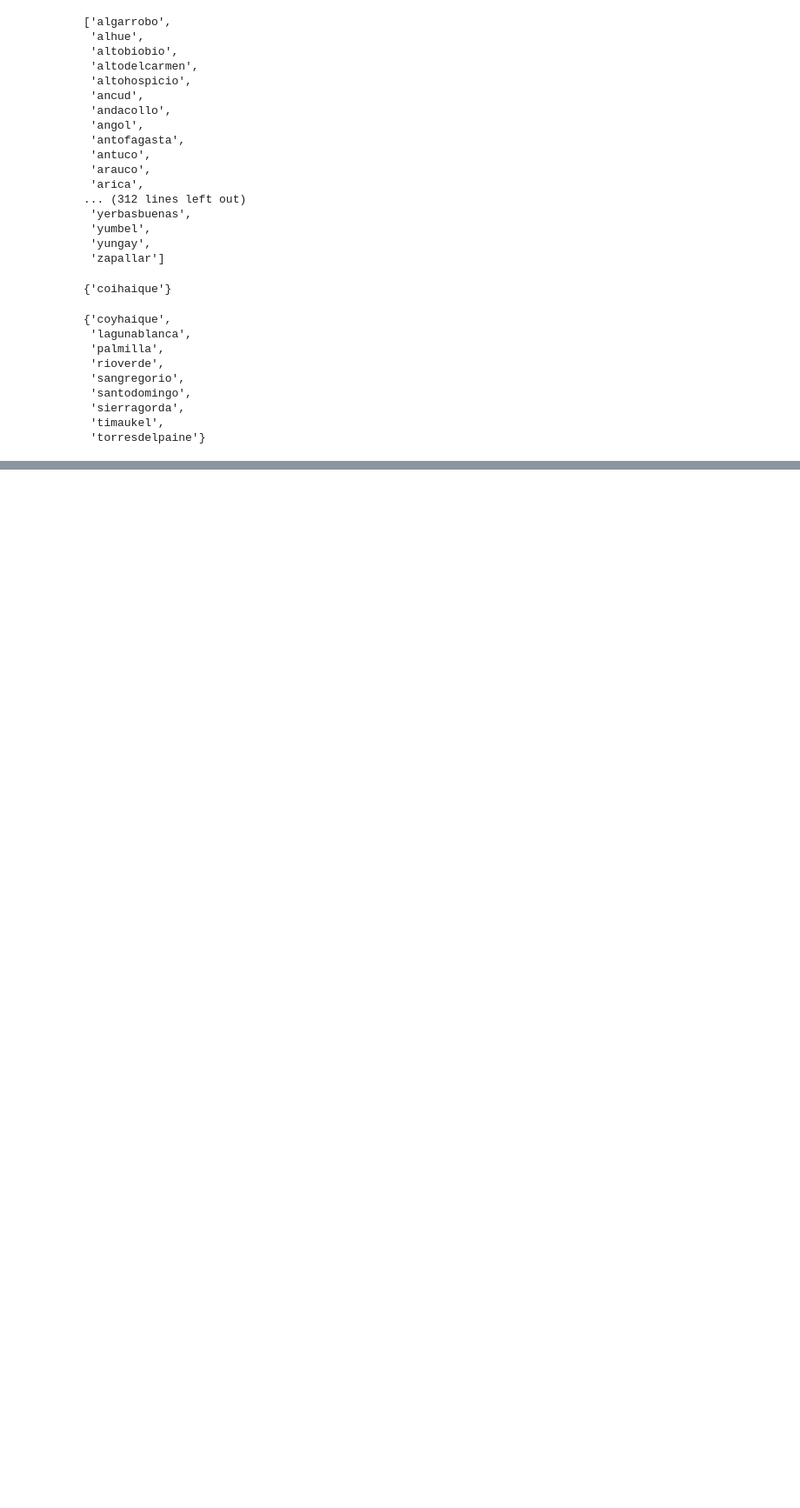
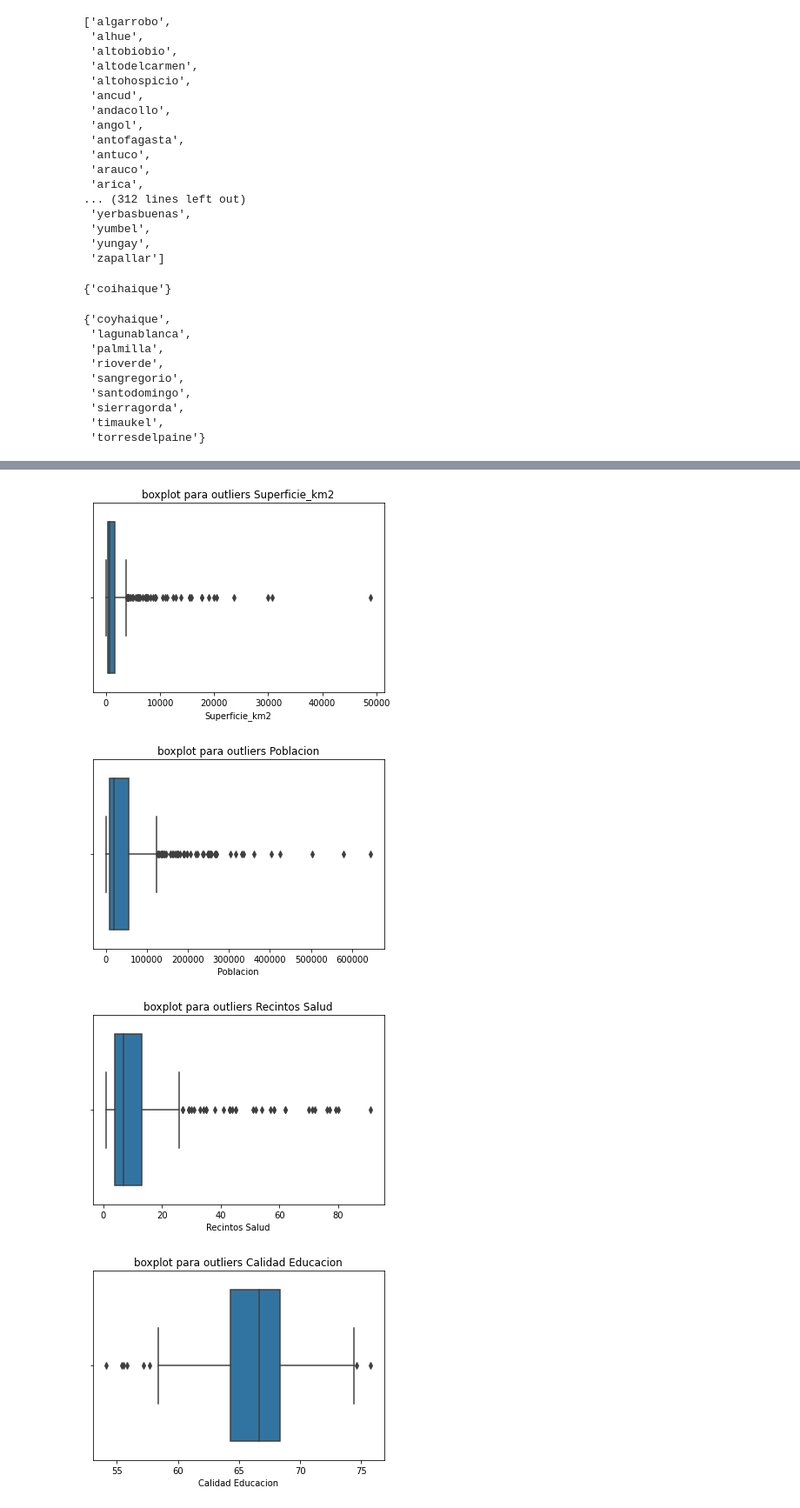
Before and after one commit to 08benja08p/Grupo-8-CDD, a Jupyter notebook: Proyecto/Proyecto_CDD.ipynb, the cells around one changed output, grey strips where cells are left out. Shown at 87% size. Saved outputs shown, nothing was run; the diff lists cells and outputs as text; code cells hidden in the pictures; blank space fills up the shorter version.

```diff
--- a/Proyecto/Proyecto_CDD.ipynb
+++ b/Proyecto/Proyecto_CDD.ipynb
@@ -771,0 +856,36 @@ None
+# %%
+import seaborn as sns
+
+data = data_resumen
+
+#Analizamos por 7 variables sus valores extremos con boxplot
+
+plt.title("boxplot para outliers Superficie_km2")
+sns.boxplot(x=data['Superficie_km2'])
+plt.show()
+
+plt.title("boxplot para outliers Poblacion")
+sns.boxplot(x=data['Poblacion'])
+plt.show()
+
+plt.title("boxplot para outliers Recintos Salud")
+sns.boxplot(x=data['Recintos Salud'])
+plt.show()
+
+plt.title("boxplot para outliers Calidad Educacion")
+sns.boxplot(x=data['Calidad Educacion'])
+plt.show()
+
+
+plt.title("boxplot para outliers Promedio delitos")
+sns.boxplot(x=data['Delitos promedio'])
+plt.show()
+
+plt.title("boxplot para outliers Porcentaje de pobreza")
+sns.boxplot(x=data['Porcentaje de pobreza'])
+plt.show()
+# %% [output]
+[figure, added]
+[figure, added]
+[figure, added]
+[figure, added]
```
Also changed, not shown: parts of 17 cells of this notebook.
